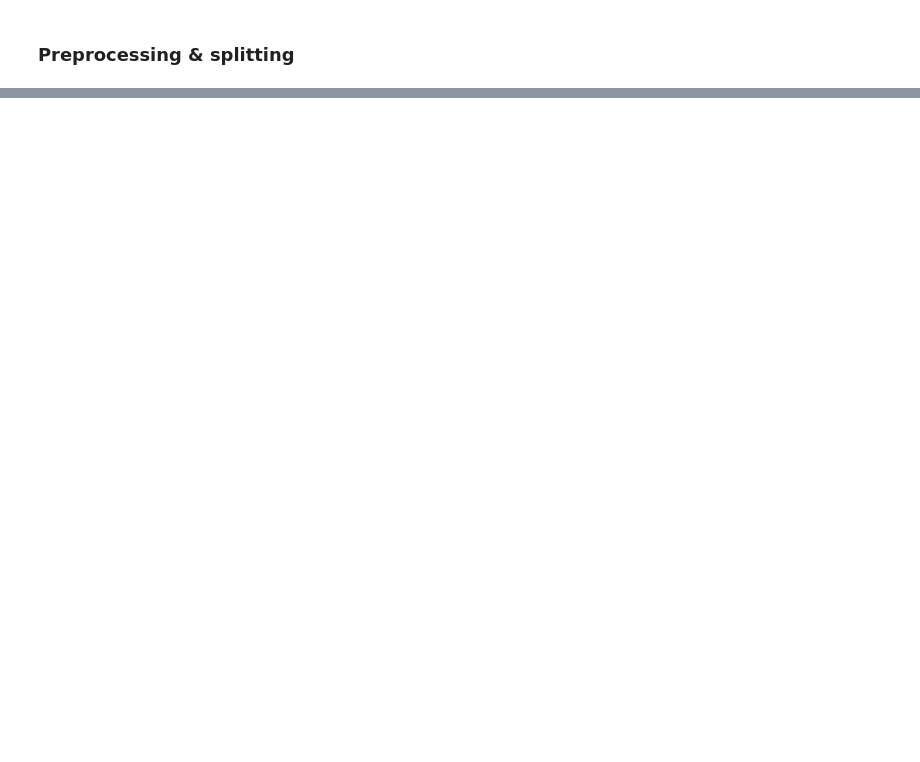
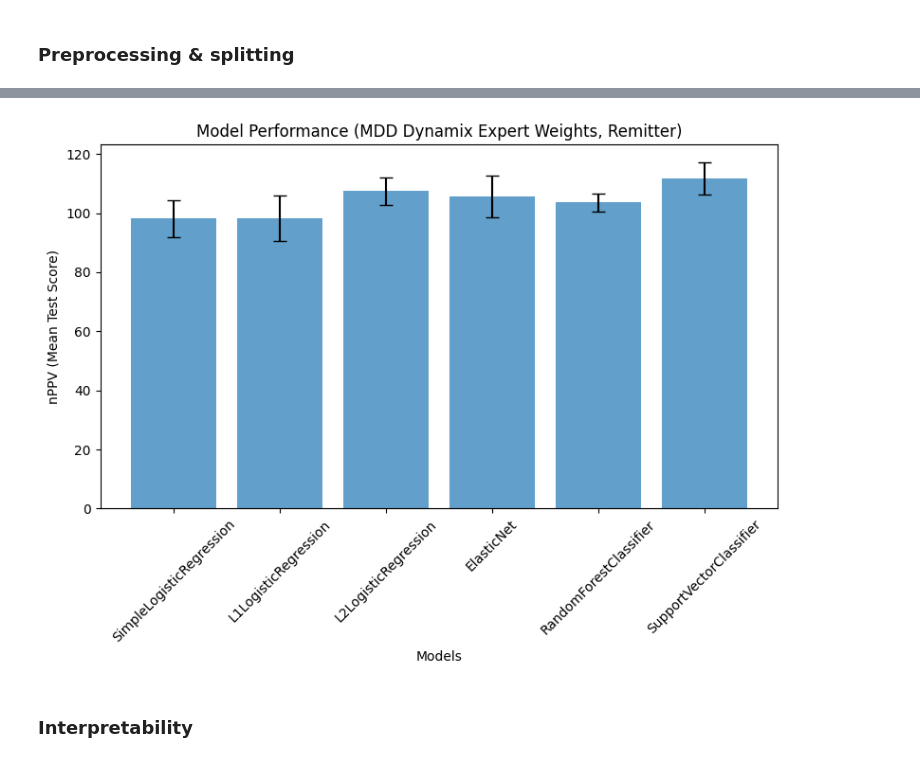
Before and after one commit to s-bao/tdbrain-model, a Jupyter notebook: notebooks/mdd_models/dynamix.ipynb, the cells around one changed output, grey strips where cells are left out. Drawn from its saved outputs; the diff is of its cells as text; code cells hidden in the pictures; blank space fills up the shorter version.

```diff
--- a/notebooks/mdd_models/dynamix.ipynb
+++ b/notebooks/mdd_models/dynamix.ipynb
@@ -24,10 +24,10 @@ import sys
 sys.path.append("../../code")
 import interpretability
 # %%
-response_var = "responder"
-response_var_cap = "Responder"
-conditions = "mdd_bp"
-conditions_cap = "MDD Bandpower"
+response_var = "remitter"
+response_var_cap = "Remitter"
+conditions = "mdd_dyna_wexp"
+conditions_cap = "MDD Dynamix Expert Weights"
 eval_metric = "nppv"
 eval_metric_cap = "nPPV"
 # %%
@@ -91,7 +91,8 @@ Merged dataframe shape: (120, 194)
 ### Preprocessing & splitting
 # %%
 cols = ['age', 'gender', 'BDI_pre']
-dynamix_cols = df.filter(regex='dynamix$').columns.tolist()
+dynamix_cols = df.filter(regex='dynamix_').columns.tolist()
+# print(dynamix_cols)
 
 # construct X
 X = df[cols + dynamix_cols]
@@ -117,6 +151,8 @@ X columns: Index(['age', 'gender', 'BDI_pre'], dtype='object')
 # %%
 # construct preprocesser
 # decide which encoder to use on each feature
+dynamix_cols = X.filter(regex='dynamix_').columns.tolist()
+
 onehot_ftrs = ['gender']
 std_ftrs = ['age', 'BDI_pre'] + dynamix_cols
 
@@ -185,6 +219,6 @@ def nppv(y_true, y_pred):
         return 0
 
     ppv = tp / denom_ppv
-    return (ppv / percent_pos - 1) * 100
+    return (ppv / percent_pos) * 100 # can do -1 here too
 
 nppv_scorer = make_scorer(nppv)
@@ -228,0 +499,36 @@ nPPV: 102.53 ± 4.166
+# %%
+# make summary plot
+plt.figure(figsize=(8,6))
+n_random_states=5
+stderr_scores = np.array(stddev_scores) / np.sqrt(n_random_states)
+bars = plt.bar(algorithms, mean_scores, yerr=stderr_scores, capsize=5, alpha=0.7)
+
+plt.xlabel('Models')
+plt.ylabel(f'{eval_metric_cap} (Mean Test Score)')
+plt.title(f'Model Performance ({conditions_cap}, {response_var_cap})')
+plt.xticks(rotation=45)
+
+# add baseline for accuracy
+if eval_metric == "accuracy":
+    plt.axhline(y=mean_baseline, color='red', linestyle='--', linewidth=2, label=f'Mean Baseline ({mean_baseline:.2f})')
+    plt.legend()
+
+# for bar, mean in zip(bars, mean_scores):
+#     height = bar.get_height()
+#     plt.text(
+#         bar.get_x() + bar.get_width() / 2,
+#         height / 2,                # center vertically
+#         f"{mean:.3f}",
+#         ha='center',
+#         va='center',
+#         color='black',
+#         fontsize=9,
+#     )
+
+plt.tight_layout()
+plt.savefig(f"../../figures/{response_var}_{conditions}_{eval_metric}.png", format="png", dpi=300)
+plt.show()
+# %% [output]
+[figure, added]
+# %% [markdown]
+### Interpretability
```
Also changed, not shown: parts of 17 cells of this notebook, 48 other files.
